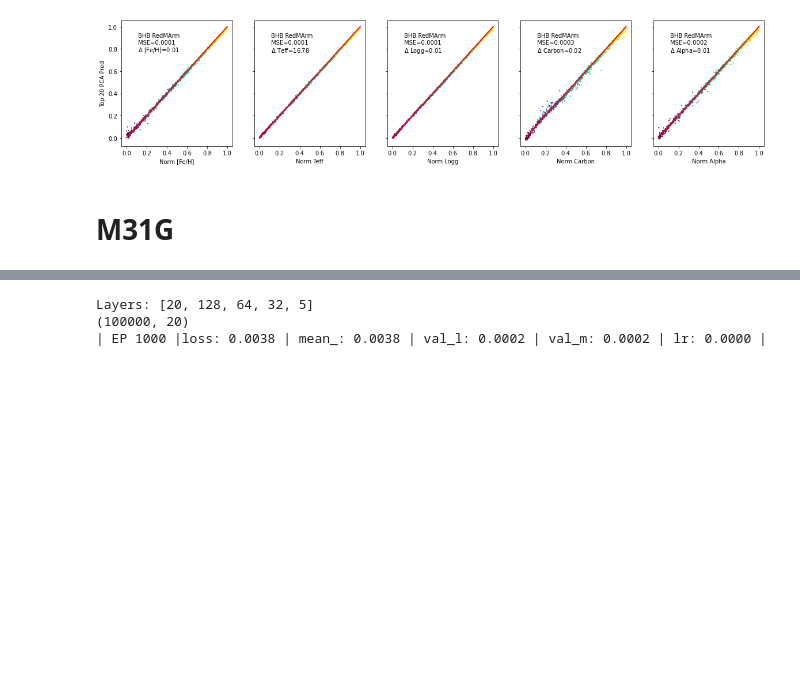
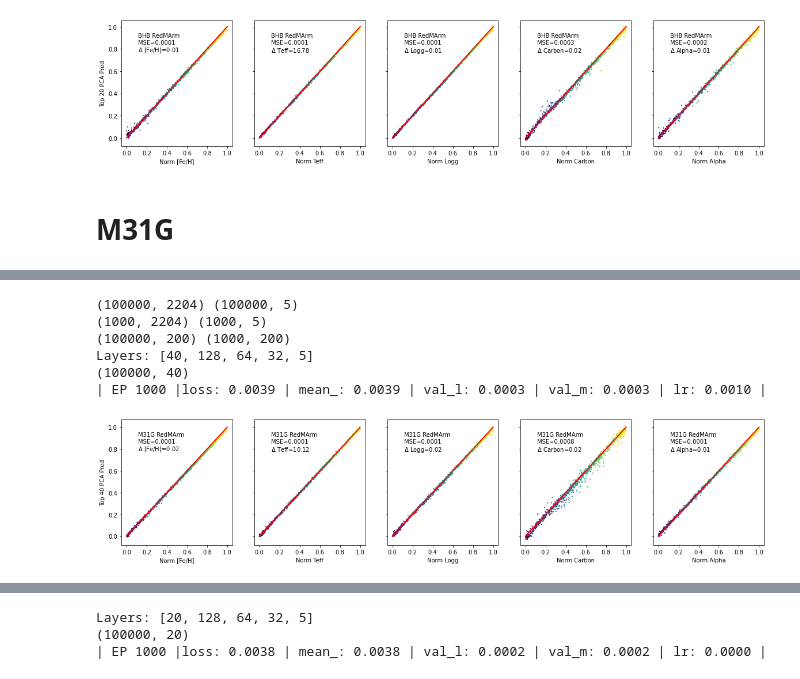
Before and after one commit to ViskaWei/DNN, a Jupyter notebook: nb/dnn_RedM.ipynb, the cells around one changed output, grey strips where cells are left out. Drawn from its saved outputs; the diff is of its cells as text; code cells hidden in the pictures; blank space fills up the shorter version.

```diff
--- a/nb/dnn_RedM.ipynb
+++ b/nb/dnn_RedM.ipynb
@@ -135,0 +148,11 @@ OSError: Unable to open file (unable to open file: name = '/scratch/ceph/swei20/
+# %%
+r, w="M", "RedM"
+run(*dataloader(r, w, test=0),top=40)
+# %% [output]
+(100000, 2204) (100000, 5)
+(1000, 2204) (1000, 5)
+(100000, 200) (1000, 200)
+Layers: [40, 128, 64, 32, 5]
+(100000, 40)
+| EP 1000 |loss: 0.0039 | mean_: 0.0039 | val_l: 0.0003 | val_m: 0.0003 | lr: 0.0010 |
+[figure, added]
```
Also changed, not shown: parts of 20 cells of this notebook, 1 other file.
